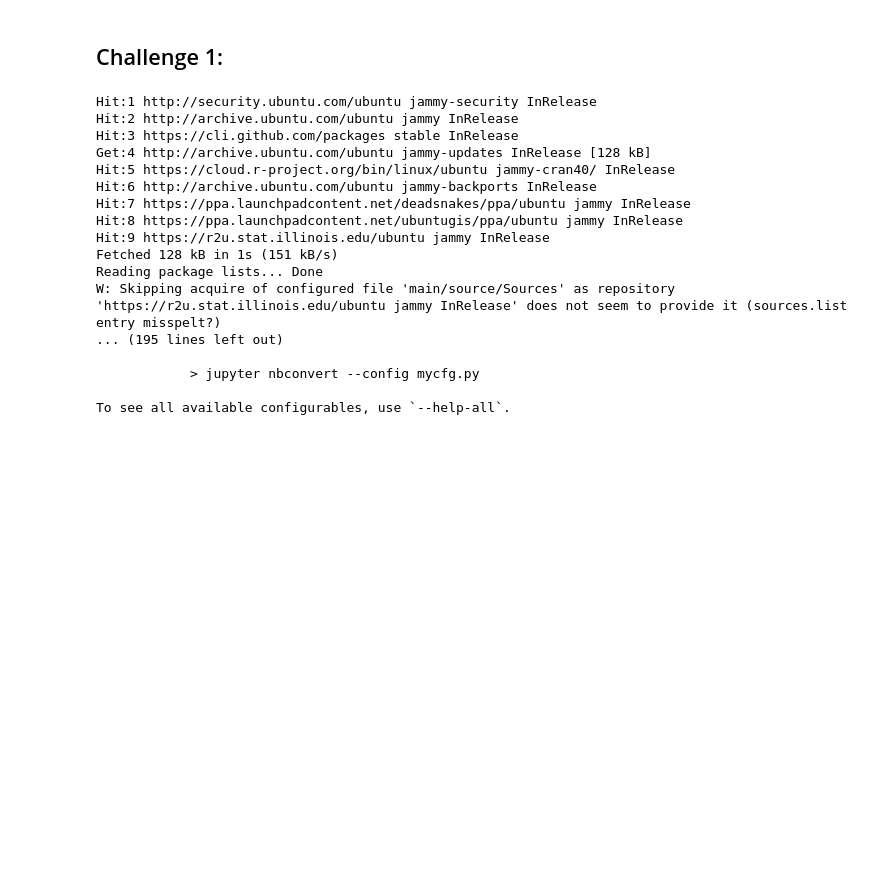
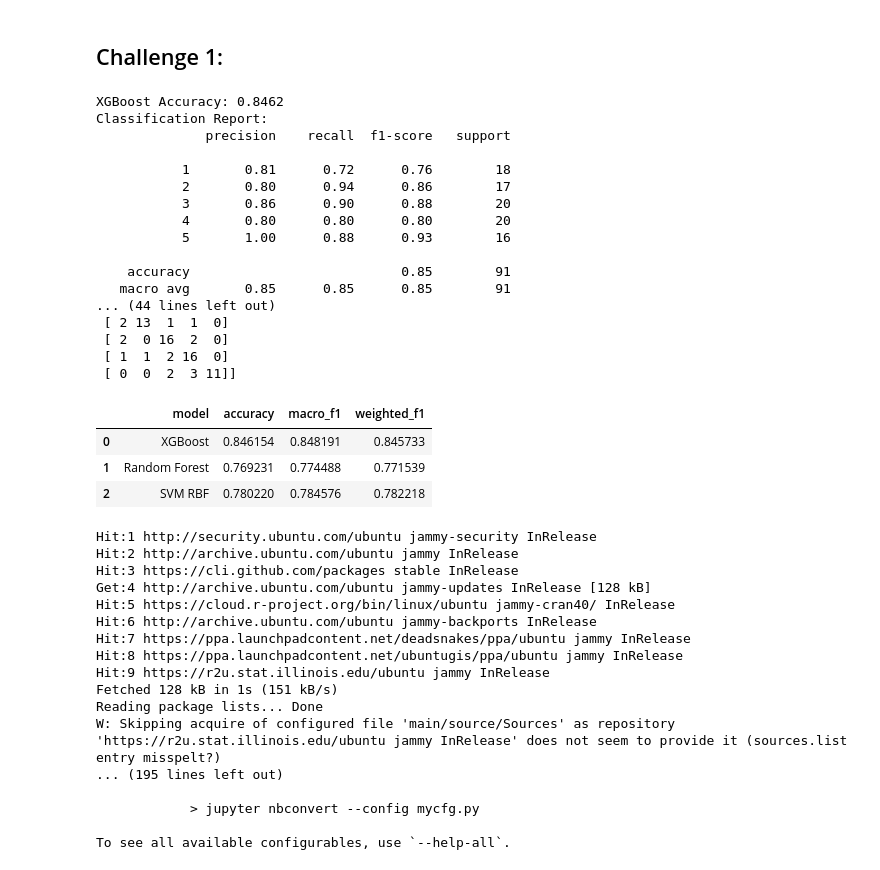
Before and after one commit to Silver0916/BMET5933, a Jupyter notebook: WEEK8_9/Week_8-9_Li_Code_file_ipynb_draft_version.ipynb, the cells around one changed output. Saved outputs shown, nothing was run; the diff lists cells and outputs as text; code cells hidden in the pictures; blank space fills up the shorter version.

Commit message:
update for random forest and SVM model and evaluation result

```diff
--- a/WEEK8_9/Week_8-9_Li_Code_file_ipynb_draft_version.ipynb
+++ b/WEEK8_9/Week_8-9_Li_Code_file_ipynb_draft_version.ipynb
@@ -429,7 +429,7 @@ def evaluate_model(model_name, model, x_train, x_test, y_train, y_test):
 # %%
 # Model definition
 xgb_model = XGBClassifier(
-    n_estimators=1000,
+    n_estimators=500,
     max_depth=5,
     learning_rate=0.1,
     objective='multi:softmax',
@@ -463,6 +463,53 @@ Confusion Matrix:
 # 9.Challenge part:
 # %% [markdown]
 ## Challenge 1:
+# %%
+# model initialization, parameters are experience-based choices
+# random forest
+rf_model = RandomForestClassifier(
+	n_estimators=500,
+	max_depth=5,
+	random_state=42,
+    class_weight='balanced'  # Add class_weight to handle class imbalance
+)
+
+# SVM with RBF kernel, parameters are experience-based choices
+svm_model= Pipeline([
+	('scaler', StandardScaler()),
+	('svc', SVC(kernel='rbf', random_state=42))
+])
+# %%
+# model evaluation and comparison
+results = []
+
+results.append(evaluate_model("XGBoost", xgb_model, x_train, x_test, y_train, y_test))
+results.append(evaluate_model("Random Forest", rf_model, x_train, x_test, y_train, y_test))
+results.append(evaluate_model("SVM RBF", svm_model, x_train, x_test, y_train, y_test))
+
+comparison_df = pd.DataFrame(results)
+comparison_df
+# %% [output]
+XGBoost Accuracy: 0.8462
+Classification Report:
+              precision    recall  f1-score   support
+
+           1       0.81      0.72      0.76        18
+           2       0.80      0.94      0.86        17
+           3       0.86      0.90      0.88        20
+           4       0.80      0.80      0.80        20
+           5       1.00      0.88      0.93        16
+
+    accuracy                           0.85        91
+   macro avg       0.85      0.85      0.85        91
+... (44 lines left out)
+ [ 2 13  1  1  0]
+ [ 2  0 16  2  0]
+ [ 1  1  2 16  0]
+ [ 0  0  2  3 11]]
+|  | model | accuracy | macro_f1 | weighted_f1 |
+| 0 | XGBoost | 0.846154 | 0.848191 | 0.845733 |
+| 1 | Random Forest | 0.769231 | 0.774488 | 0.771539 |
+| 2 | SVM RBF | 0.780220 | 0.784576 | 0.782218 |
 # %%
 # These are for exporting the notebook as a PDF later if needed
 !apt-get update
```
Also changed, not shown: parts of 4 cells of this notebook.
